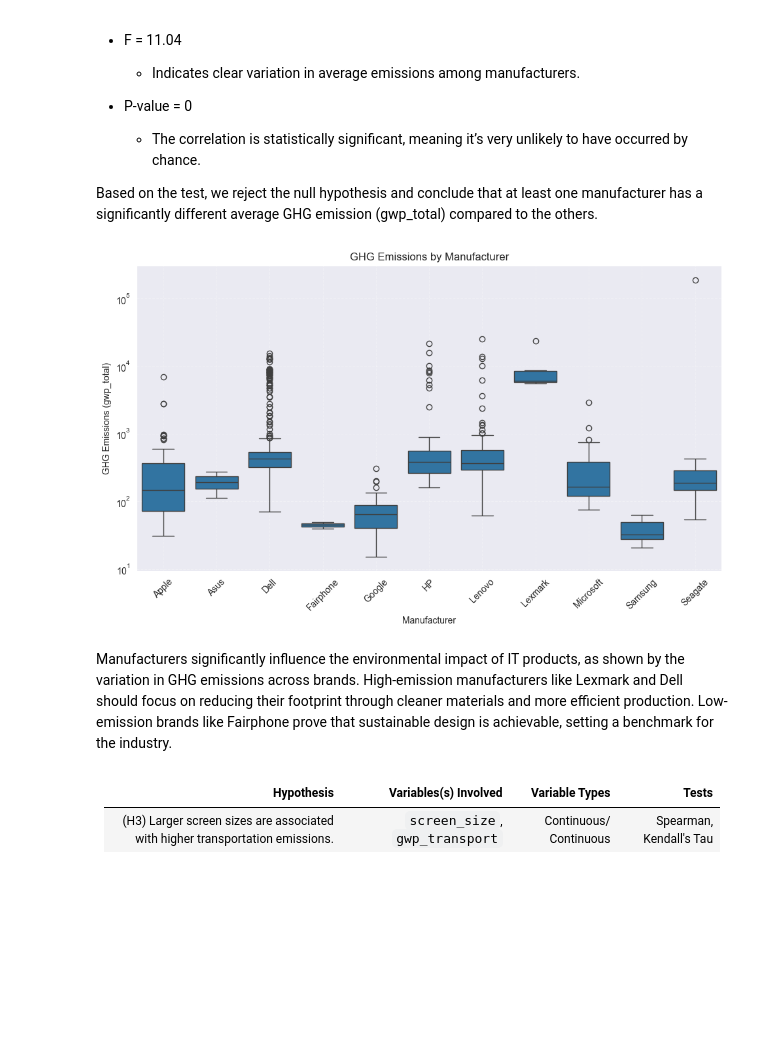
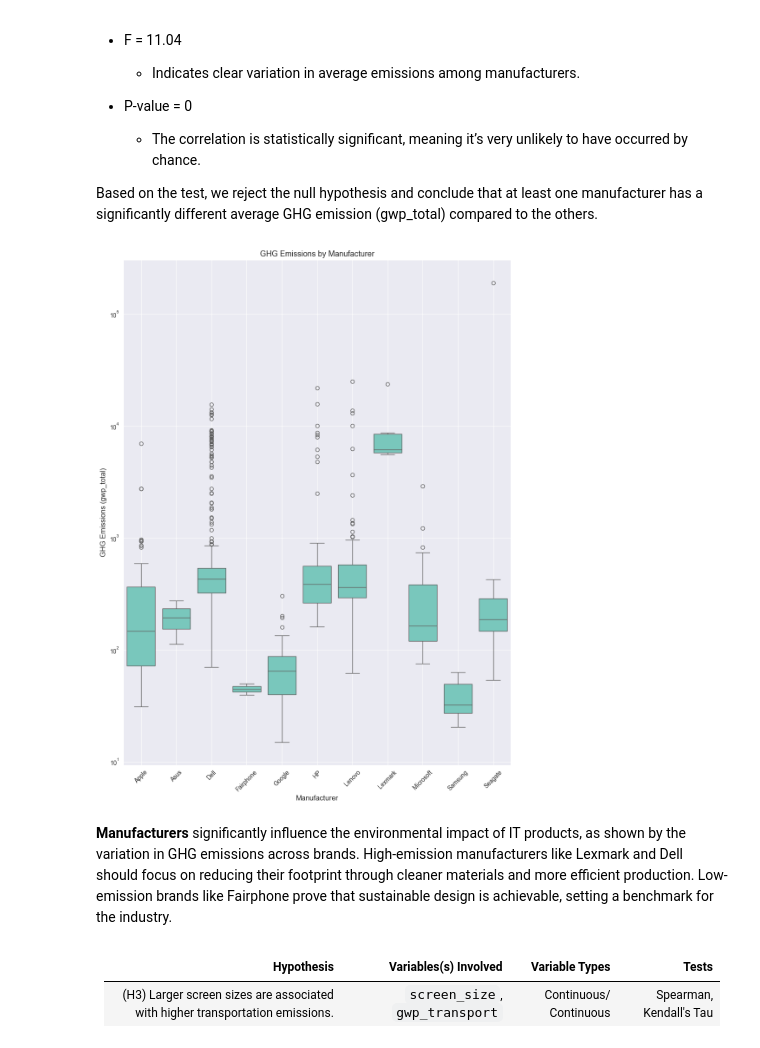
Before and after one commit to 0Londero/Data-Analysis-of-Hardware-Environmental-Impact, a Jupyter notebook: notebooks/Manufacturers.ipynb, the cells around one changed output. Drawn from its saved outputs; the diff is of its cells as text; code cells hidden in the pictures; blank space fills up the shorter version.

```diff
--- a/notebooks/Manufacturers.ipynb
+++ b/notebooks/Manufacturers.ipynb
@@ -218,21 +218,22 @@ F = 11.04, p-value = 0.0000
 
 Based on the test, we reject the null hypothesis and conclude that at least one manufacturer has a significantly different average GHG emission (gwp_total) compared to the others.
 # %%
-plt.figure(figsize=(10, 6))
-sns.boxplot(x='manufacturer', y='gwp_total', data=df)
-plt.title('GHG Emissions by Manufacturer')
-plt.xlabel('Manufacturer')
-plt.ylabel('GHG Emissions (gwp_total)')
+plt.figure(figsize=(10,13))
+sns.boxplot(x='manufacturer', y='gwp_total', data=df,
+            color='#6cd4c5')
+
+
+plt.title('GHG Emissions by Manufacturer', fontsize=13)
+plt.xlabel('Manufacturer', fontsize=12)
+plt.ylabel('GHG Emissions (gwp_total)', fontsize=12)
 plt.xticks(rotation=45)
-plt.grid(True, linestyle='--', alpha=0.3)
+plt.grid(True)
 plt.tight_layout()
 plt.yscale('log')
-
-plt.show()
 # %% [output]
-[figure, old version]
+[figure, new version]
 # %% [markdown]
-Manufacturers significantly influence the environmental impact of IT products, as shown by the variation in GHG emissions across brands. High-emission manufacturers like Lexmark and Dell should focus on reducing their footprint through cleaner materials and more efficient production. Low-emission brands like Fairphone prove that sustainable design is achievable, setting a benchmark for the industry.
+__Manufacturers__ significantly influence the environmental impact of IT products, as shown by the variation in GHG emissions across brands. High-emission manufacturers like Lexmark and Dell should focus on reducing their footprint through cleaner materials and more efficient production. Low-emission brands like Fairphone prove that sustainable design is achievable, setting a benchmark for the industry.
 # %% [markdown]
 | Hypothesis                                                                | Variables(s) Involved               | Variable Types         | Tests                  |
 |---------------------------------------------------------------------------|-------------------------------------|------------------------|-------------------------|
```
Also changed, not shown: parts of 5 cells of this notebook.
